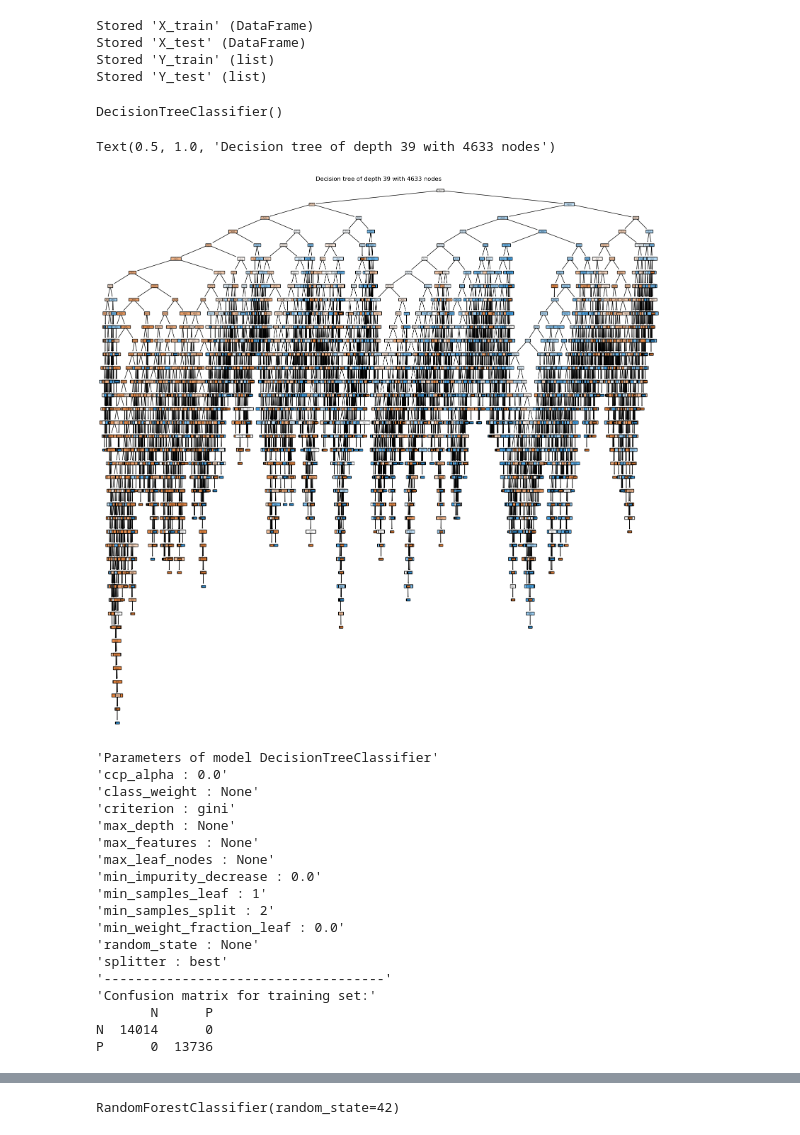
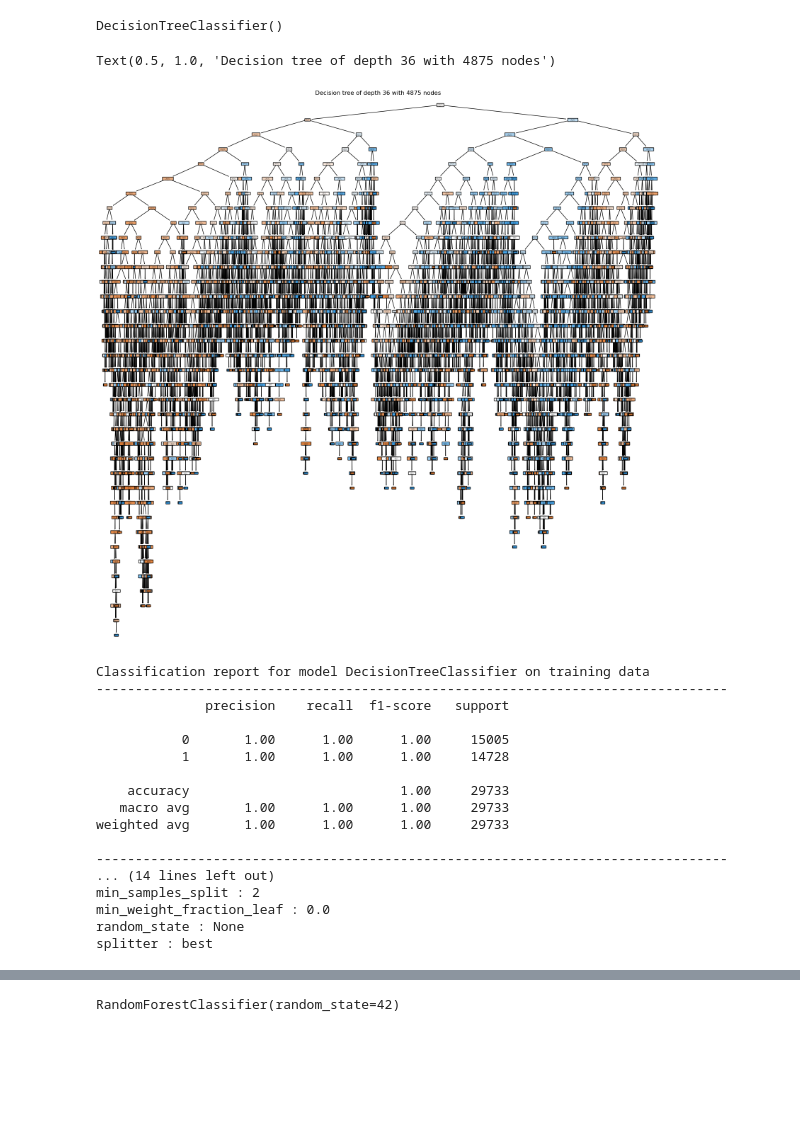
Before and after one commit to MATF-istrazivanje-podataka-1/2023_Data_Mining_Online_news_Dataset, a Jupyter notebook: classification/decision tree.ipynb, the cells around one changed output, grey strips where cells are left out. Saved outputs shown, nothing was run; the diff lists cells and outputs as text; code cells hidden in the pictures; blank space fills up the shorter version.

Commit message:
finish decision trees

```diff
--- a/classification/decision tree.ipynb
+++ b/classification/decision tree.ipynb
@@ -21,11 +25,0 @@ from sklearn.metrics import roc_curve, roc_auc_score
-# %%
-X_train, X_test, Y_train, Y_test = train_test_split(X, Y, test_size = 0.3, random_state = 42)
-%store X_train
-%store X_test
-%store Y_train
-%store Y_test
-# %% [output]
-Stored 'X_train' (DataFrame)
-Stored 'X_test' (DataFrame)
-Stored 'Y_train' (list)
-Stored 'Y_test' (list)
@@ -43,34 +47,28 @@ dtc.fit(X_train, Y_train)
 DecisionTreeClassifier()
 # %%
 plt.figure(figsize=(20, 20))
-plot_tree(dtc, class_names = ['N', 'P'], feature_names = features, filled = True)
+plot_tree(dtc, class_names = ['N', 'P'], feature_names = X.columns, filled = True)
 plt.title(f"Decision tree of depth {dtc.get_depth()} with {dtc.get_n_leaves()} nodes")
 # %% [output]
-Text(0.5, 1.0, 'Decision tree of depth 39 with 4633 nodes')
+Text(0.5, 1.0, 'Decision tree of depth 36 with 4875 nodes')
-[figure, old version]
+[figure, new version]
 # %%
-print(f"Parameters of model {type(dtc).__name__}")
-for k, v in dtc.get_params().items():
-    print(f"{k} : {v}")
-
-print("------------------------------------")
-print_confusion_matrix(dtc, X_train, Y_train, 'training')
+report(dtc, X_train, Y_train)
 # %% [output]
-'Parameters of model DecisionTreeClassifier'
-'ccp_alpha : 0.0'
-'class_weight : None'
-'criterion : gini'
-'max_depth : None'
-'max_features : None'
-'max_leaf_nodes : None'
-'min_impurity_decrease : 0.0'
-'min_samples_leaf : 1'
-'min_samples_split : 2'
-'min_weight_fraction_leaf : 0.0'
-'random_state : None'
-'splitter : best'
-'------------------------------------'
-'Confusion matrix for training set:'
-       N      P
-N  14014      0
-P      0  13736
+Classification report for model DecisionTreeClassifier on training data
+---------------------------------------------------------------------------------
+              precision    recall  f1-score   support
+
+           0       1.00      1.00      1.00     15005
+           1       1.00      1.00      1.00     14728
+
+    accuracy                           1.00     29733
+   macro avg       1.00      1.00      1.00     29733
+weighted avg       1.00      1.00      1.00     29733
+
+---------------------------------------------------------------------------------
+... (14 lines left out)
+min_samples_split : 2
+min_weight_fraction_leaf : 0.0
+random_state : None
+splitter : best
```
Also changed, not shown: parts of 20 cells of this notebook.
